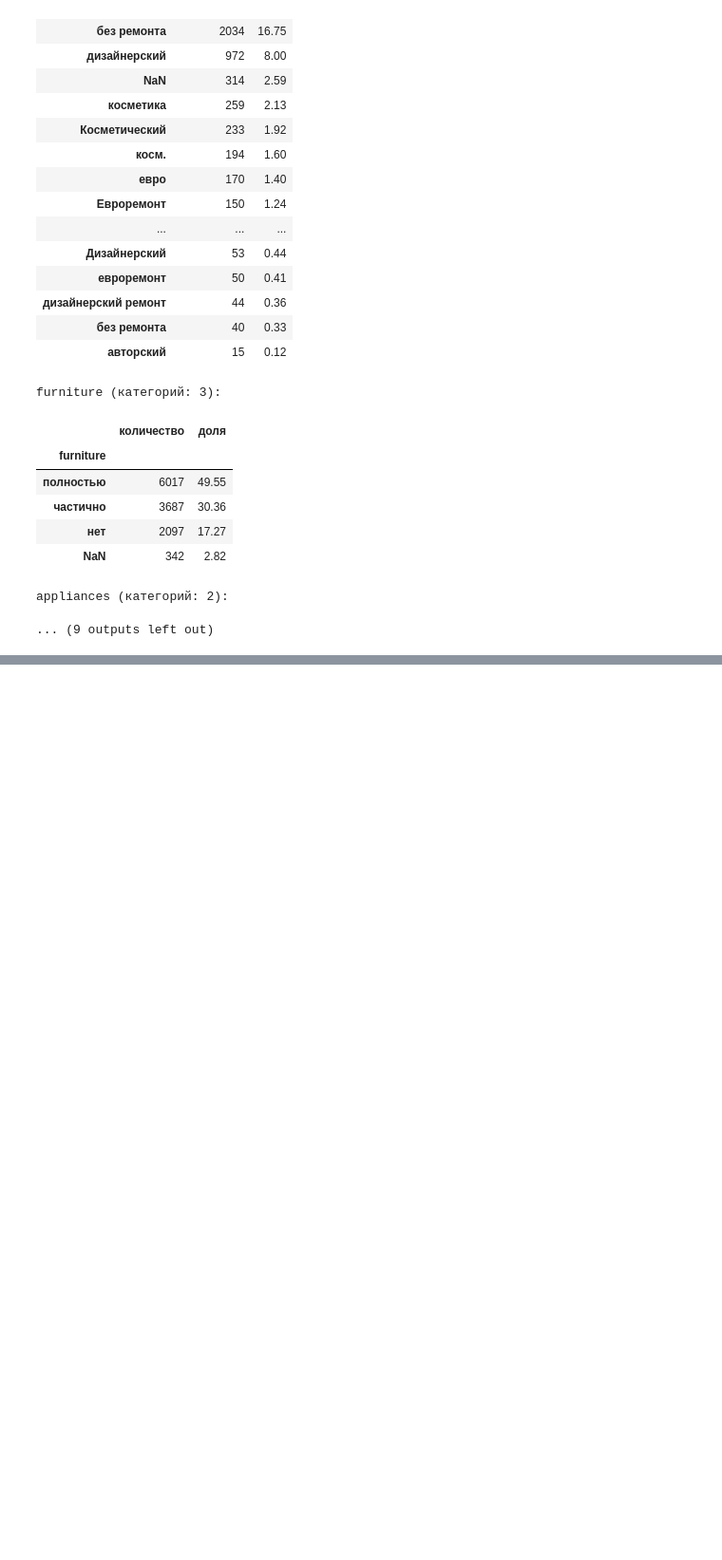
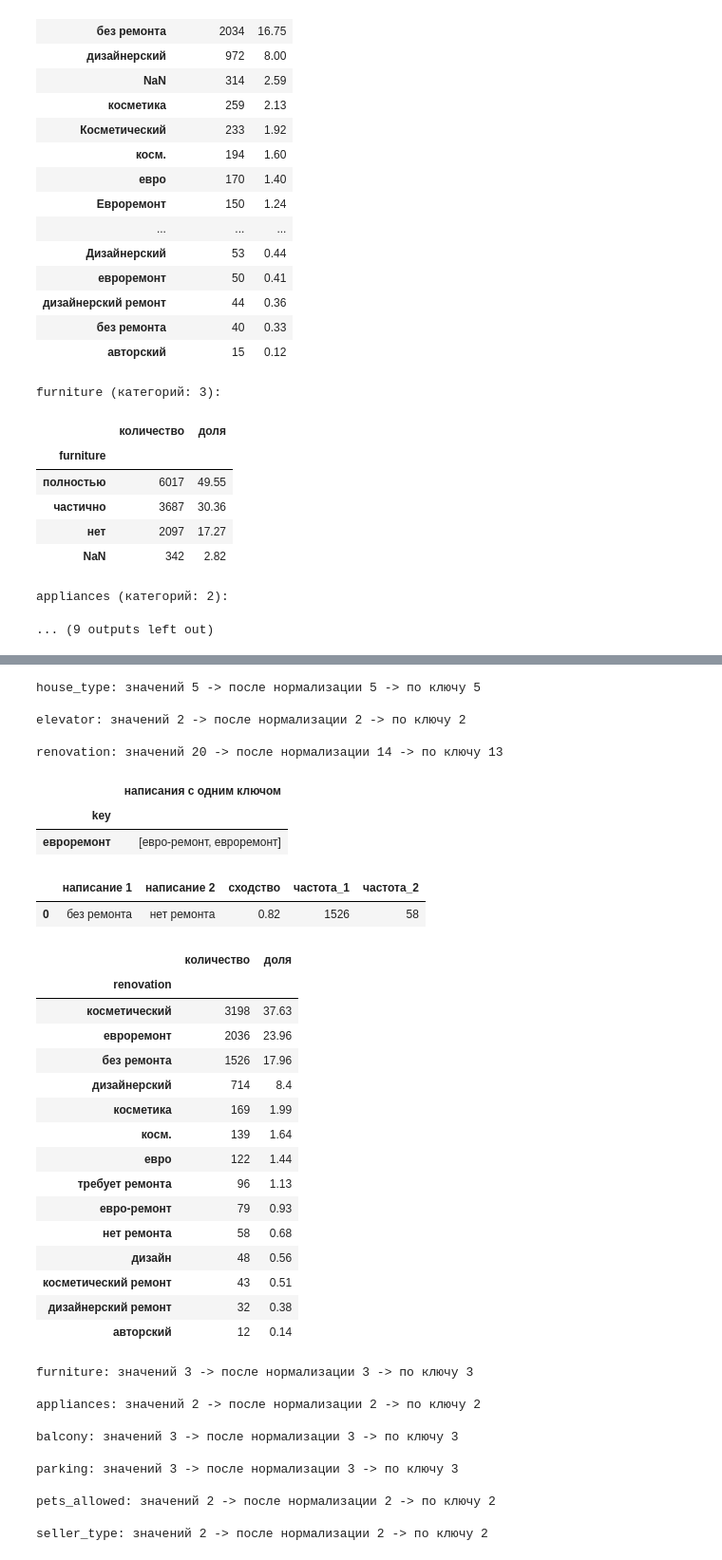
Before and after one commit to 6VolGirl/6VolGirl-Suhodolova_Anna_Lab2, a Jupyter notebook: notebooks/01_preparation.ipynb, the cells around one changed output, grey strips where cells are left out. Shown at 95% size. Saved outputs shown, nothing was run; the diff lists cells and outputs as text; code cells hidden in the pictures; blank space fills up the shorter version.

```diff
--- a/notebooks/01_preparation.ipynb
+++ b/notebooks/01_preparation.ipynb
@@ -247,0 +262,16 @@ plt.show()
+# %%
+import sys
+sys.path.insert(0, str(Path("..").resolve()))
+
+TARGET = "rent_rub"  # целевая
+ID_COLS = ["listing_id"]
+EXCLUDE = ["response_time_hours"]  # не используем инфа после публикации(утечка)
+NUM_FEATURES = [c for c in INT_COLS + FLOAT_COLS if c not in [TARGET] + EXCLUDE] # Все численные категории
+CAT_FEATURES = [c for c in CAT_COLS if c not in EXCLUDE] # Все использумые категории
+FEATURES = NUM_FEATURES + CAT_FEATURES
+
+# x — признаки, y — цель
+X_train, y_train = df_train[FEATURES], df_train[TARGET].astype(float)
+X_valid, y_valid = df_valid[FEATURES], df_valid[TARGET].astype(float)
+num_train = X_train[NUM_FEATURES].astype(float)
+print("Признаков:", len(FEATURES), "| числовых:", len(NUM_FEATURES), "| категориальных:", len(CAT_FEATURES))
@@ -338,0 +377,27 @@ appliances (категорий: 2):
+# %%
+from difflib import SequenceMatcher
+from modules.preprocessing import normalize_text, canon_key
+
+for c in CAT_FEATURES:
+    norm = normalize_text(X_train[c])  # пробелы по краям, регистр, повторные пробелы
+    key = canon_key(X_train[c])        # ключ: без знаков, ё=е, латиница -> кириллица
+    counts = norm.value_counts()       # частоты нормализованных написаний
+    print(f"\n{c}: значений {X_train[c].nunique()} -> после нормализации {norm.nunique()} -> по ключу {key.nunique()}")
+
+    # Написания, которые отличаются только знаками, ё/е или латиницей: ключ у них общий
+    groups = pd.DataFrame({"norm": norm, "key": key}).dropna().groupby("key")["norm"].agg(lambda v: sorted(v.unique()))
+    same = groups[groups.map(len) > 1]
+    if len(same):
+        display(same.to_frame("написания с одним ключом"))
+
+    # Похожие, но с разными ключами: вероятные опечатки (решение принимаем вручную)
+    vals = list(counts.index)
+    keymap = dict(zip(vals, canon_key(pd.Series(vals))))
+    similar = [(a, b, round(SequenceMatcher(None, a, b).ratio(), 2)) for i, a in enumerate(vals) for b in vals[i + 1:] if keymap[a] != keymap[b] and SequenceMatcher(None, a, b).ratio() >= 0.8]
+    if similar:
+        display(pd.DataFrame(similar, columns=["написание 1", "написание 2", "сходство"]).assign(частота_1=lambda t: t["написание 1"].map(counts), частота_2=lambda t: t["написание 2"].map(counts)))
+
+    # Полная таблица только для столбцов с большим числом значений
+    if norm.nunique() > 6:
+        display(counts.to_frame("количество").assign(доля=lambda t: (t["количество"] / len(df_train) * 100).round(2)))
+# %% [output]
@@ -338,0 +419,37 @@ appliances (категорий: 2):
+house_type: значений 5 -> после нормализации 5 -> по ключу 5
+
+elevator: значений 2 -> после нормализации 2 -> по ключу 2
+
+renovation: значений 20 -> после нормализации 14 -> по ключу 13
+|  | написания с одним ключом |
+| key |  |
+| евроремонт | [евро-ремонт, евроремонт] |
+|  | написание 1 | написание 2 | сходство | частота_1 | частота_2 |
+| 0 | без ремонта | нет ремонта | 0.82 | 1526 | 58 |
+|  | количество | доля |
+| renovation |  |  |
+| косметический | 3198 | 37.63 |
+| евроремонт | 2036 | 23.96 |
+| без ремонта | 1526 | 17.96 |
+| дизайнерский | 714 | 8.4 |
+| косметика | 169 | 1.99 |
+| косм. | 139 | 1.64 |
+| евро | 122 | 1.44 |
+| требует ремонта | 96 | 1.13 |
+| евро-ремонт | 79 | 0.93 |
+| нет ремонта | 58 | 0.68 |
+| дизайн | 48 | 0.56 |
+| косметический ремонт | 43 | 0.51 |
+| дизайнерский ремонт | 32 | 0.38 |
+| авторский | 12 | 0.14 |
+furniture: значений 3 -> после нормализации 3 -> по ключу 3
+
+appliances: значений 2 -> после нормализации 2 -> по ключу 2
+
+balcony: значений 3 -> после нормализации 3 -> по ключу 3
+
+parking: значений 3 -> после нормализации 3 -> по ключу 3
+
+pets_allowed: значений 2 -> после нормализации 2 -> по ключу 2
+
+seller_type: значений 2 -> после нормализации 2 -> по ключу 2
```
Also changed, not shown: parts of 16 cells of this notebook, 2 other files.
